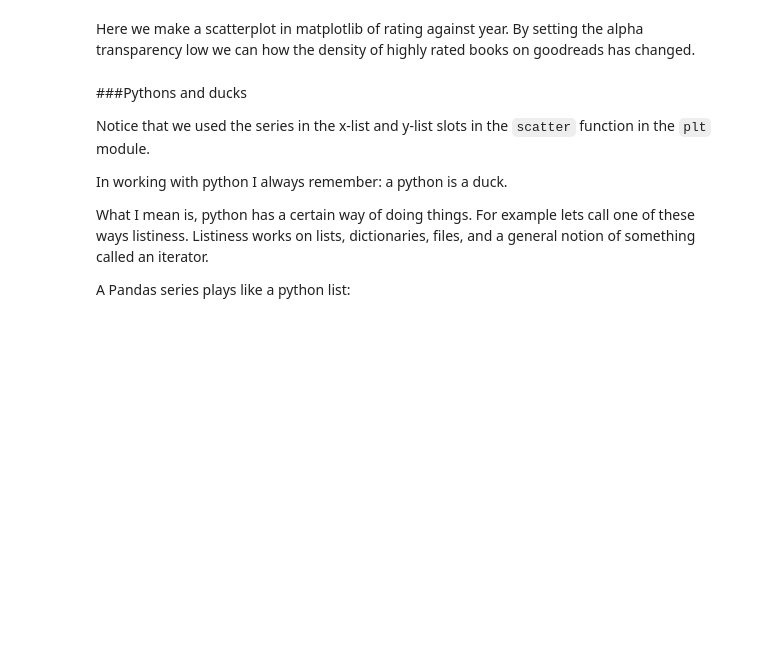
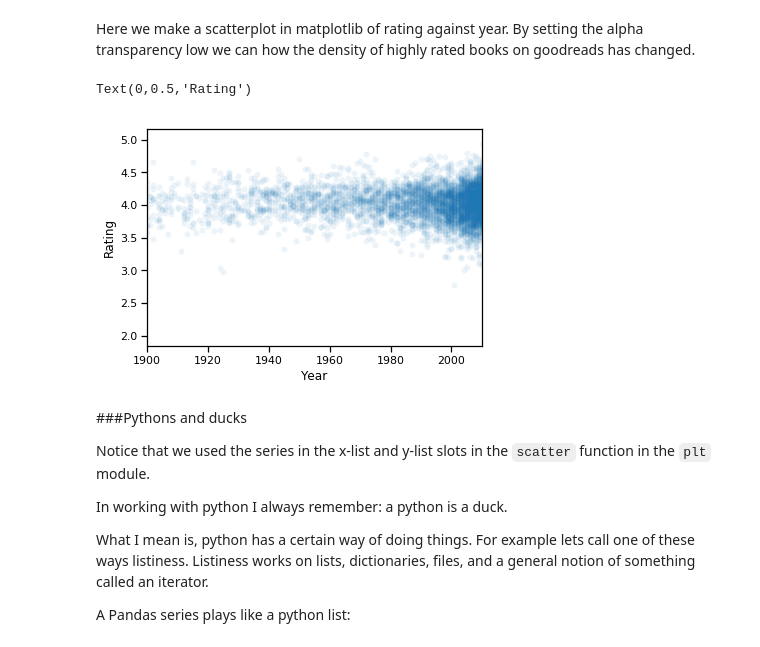
Before and after one commit to thenry16/2015lab1, a Jupyter notebook: Lab1-pythonpandas.ipynb, the cells around one changed output. Drawn from its saved outputs; the diff is of its cells as text; code cells hidden in the pictures; blank space fills up the shorter version.

```diff
--- a/Lab1-pythonpandas.ipynb
+++ b/Lab1-pythonpandas.ipynb
@@ -227,10 +333,13 @@ plt.xscale("log");
 # %% [markdown]
 Here we make a scatterplot in matplotlib of rating against year. By setting the alpha transparency low we can how the density of highly rated books on goodreads has changed.
 # %%
-plt.scatter(df.year, df.rating, lw=0, alpha=.08)
+plt.scatter(df.year, df.rating, lw=0, alpha=0.08)
 plt.xlim([1900,2010])
 plt.xlabel("Year")
 plt.ylabel("Rating")
+# %% [output]
+Text(0,0.5,'Rating')
+[figure, added]
 # %% [markdown]
 ###Pythons and ducks
 
```
Also changed, not shown: parts of 32 cells of this notebook, 1 other file.
